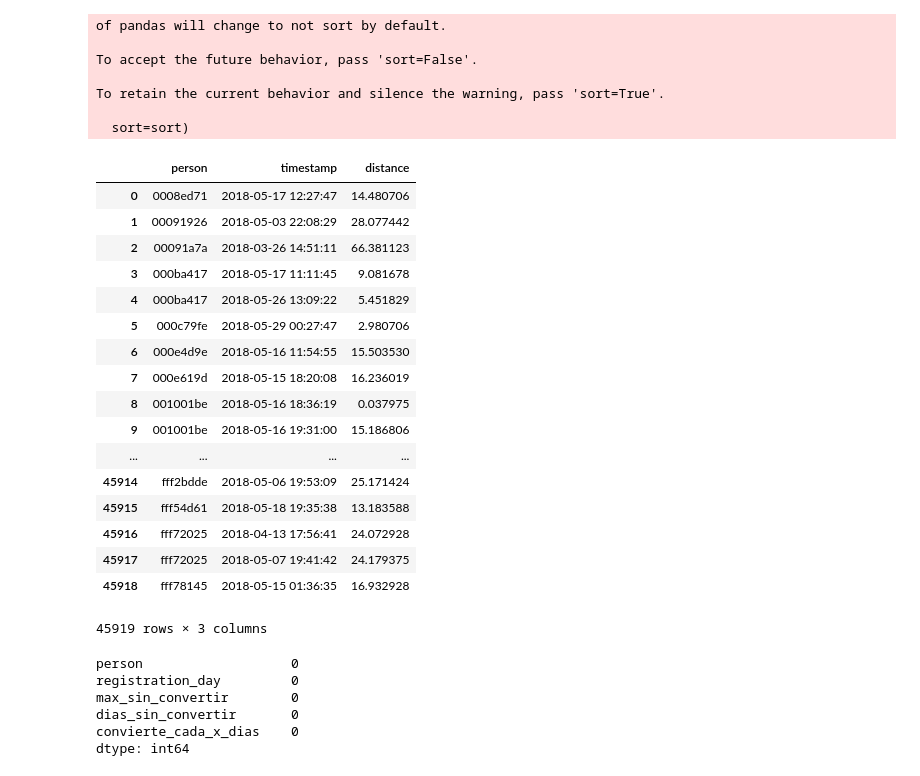
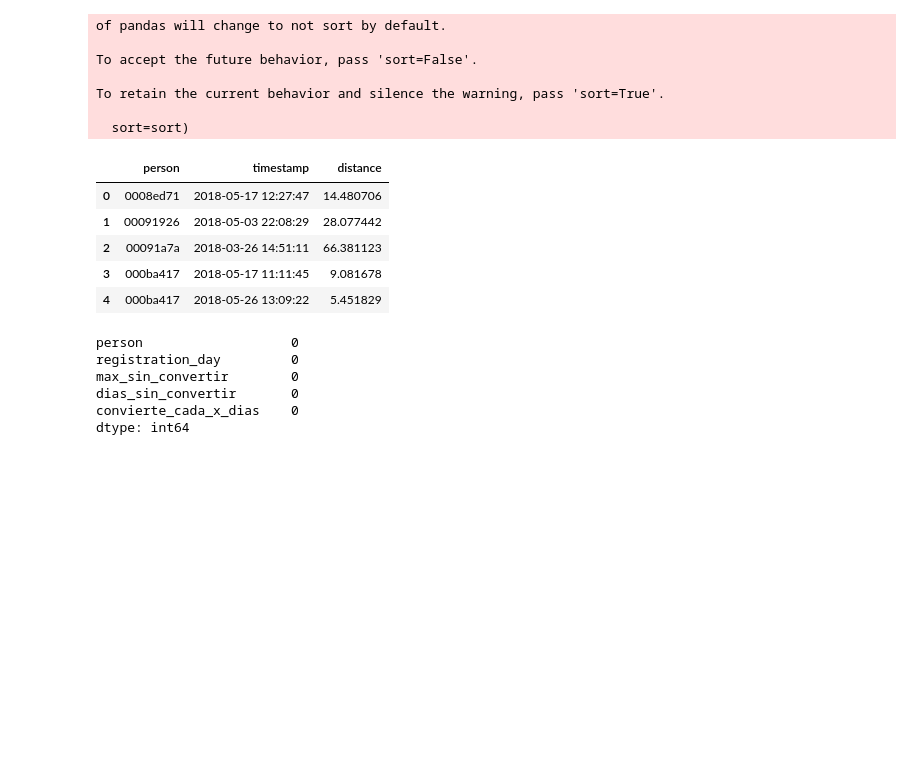
Before and after one commit to FrancoChoque/TP2Datos, a Jupyter notebook: tiempo_sesiones.ipynb, the cells around one changed output. Drawn from its saved outputs; the diff is of its cells as text; code cells hidden in the pictures; blank space fills up the shorter version.

```diff
--- a/tiempo_sesiones.ipynb
+++ b/tiempo_sesiones.ipynb
@@ -247,26 +229,14 @@ sesion_comprar['timestamp'] = pd.to_datetime(sesion_comprar['timestamp'])
 distancias = dist_compras(sesion_comprar)
 distancias['distance']/= (60*60*24)
 # %%
-distancias
+distancias.head()
 # %% [output]
 |  | person | timestamp | distance |
 | 0 | 0008ed71 | 2018-05-17 12:27:47 | 14.480706 |
 | 1 | 00091926 | 2018-05-03 22:08:29 | 28.077442 |
 | 2 | 00091a7a | 2018-03-26 14:51:11 | 66.381123 |
 | 3 | 000ba417 | 2018-05-17 11:11:45 | 9.081678 |
 | 4 | 000ba417 | 2018-05-26 13:09:22 | 5.451829 |
-| 5 | 000c79fe | 2018-05-29 00:27:47 | 2.980706 |
-| 6 | 000e4d9e | 2018-05-16 11:54:55 | 15.503530 |
-| 7 | 000e619d | 2018-05-15 18:20:08 | 16.236019 |
-| 8 | 001001be | 2018-05-16 18:36:19 | 0.037975 |
-| 9 | 001001be | 2018-05-16 19:31:00 | 15.186806 |
-| ... | ... | ... | ... |
-| 45914 | fff2bdde | 2018-05-06 19:53:09 | 25.171424 |
-| 45915 | fff54d61 | 2018-05-18 19:35:38 | 13.183588 |
-| 45916 | fff72025 | 2018-04-13 17:56:41 | 24.072928 |
-| 45917 | fff72025 | 2018-05-07 19:41:42 | 24.179375 |
-| 45918 | fff78145 | 2018-05-15 01:36:35 | 16.932928 |
-45919 rows × 3 columns
 # %%
 hace_cuanto_no_convierte = distancias.sort_values(by='timestamp',ascending=False).\
                                             drop_duplicates('person').drop(columns='timestamp').\
```
Also changed, not shown: parts of 14 cells of this notebook, 1 other file.
